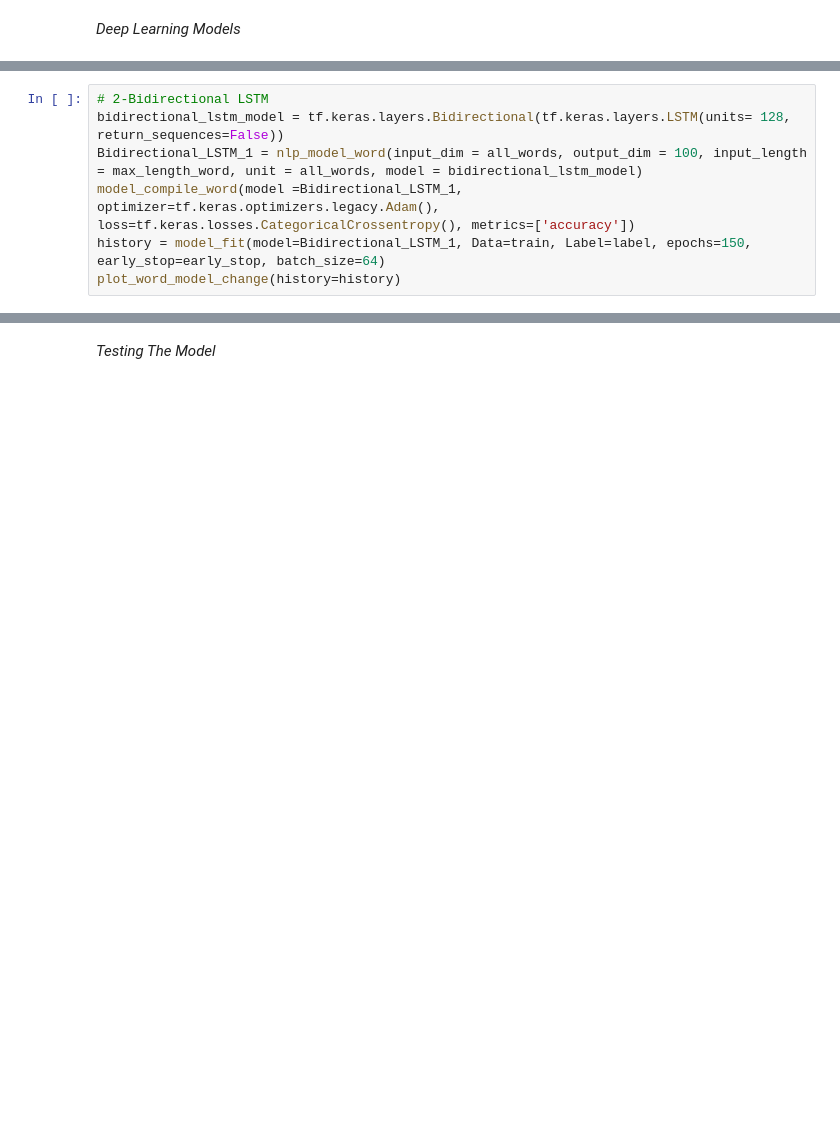
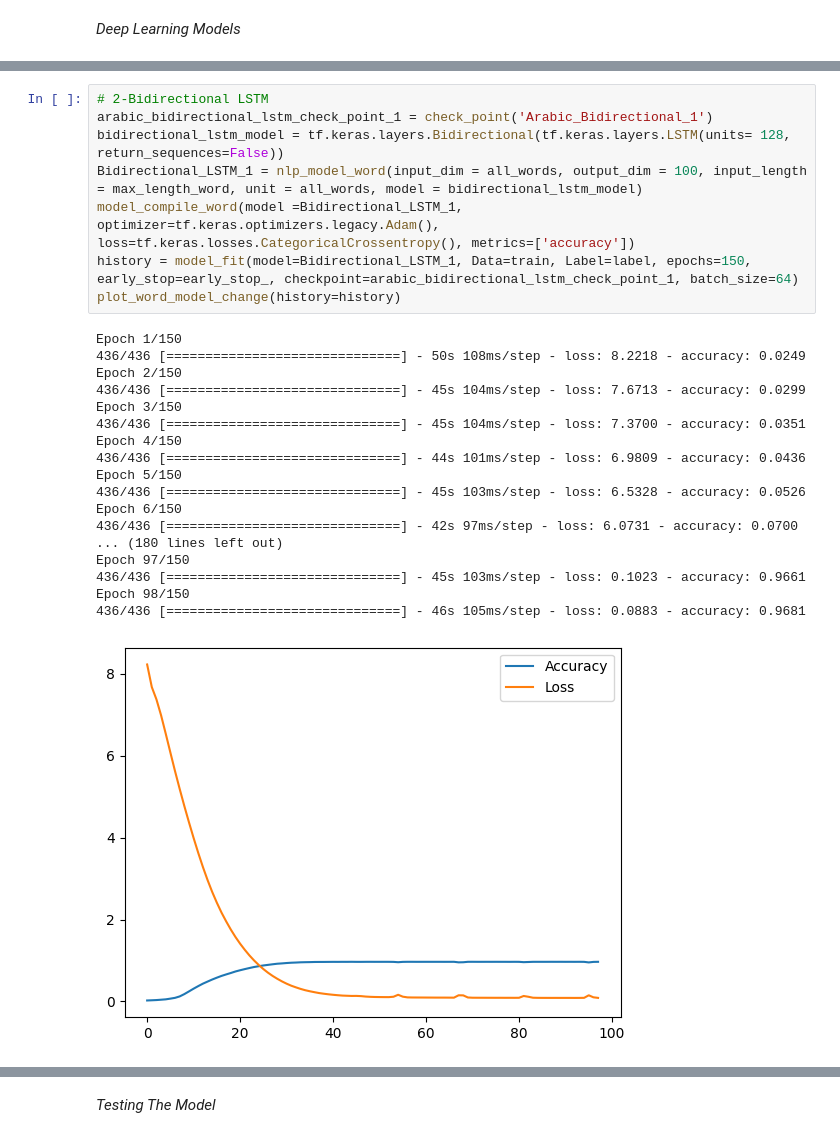
Before and after one commit to Osama-Anmar/Generating-Text, a Jupyter notebook: Arabic-Text-Generation/Generating Arabic Text.ipynb, the cells around one changed output, grey strips where cells are left out. Drawn from its saved outputs; the diff is of its cells as text; blank space fills up the shorter version.

```diff
--- a/Arabic-Text-Generation/Generating Arabic Text.ipynb
+++ b/Arabic-Text-Generation/Generating Arabic Text.ipynb
@@ -80,9 +102,29 @@ plot_word_model_change(history=history)
 # %%
 # 2-Bidirectional LSTM
+arabic_bidirectional_lstm_check_point_1 = check_point('Arabic_Bidirectional_1')
 bidirectional_lstm_model = tf.keras.layers.Bidirectional(tf.keras.layers.LSTM(units= 128, return_sequences=False))
 Bidirectional_LSTM_1 = nlp_model_word(input_dim = all_words, output_dim = 100, input_length = max_length_word, unit = all_words, model = bidirectional_lstm_model)
 model_compile_word(model =Bidirectional_LSTM_1, optimizer=tf.keras.optimizers.legacy.Adam(), loss=tf.keras.losses.CategoricalCrossentropy(), metrics=['accuracy'])
-history = model_fit(model=Bidirectional_LSTM_1, Data=train, Label=label, epochs=150, early_stop=early_stop, batch_size=64)
+history = model_fit(model=Bidirectional_LSTM_1, Data=train, Label=label, epochs=150, early_stop=early_stop_, checkpoint=arabic_bidirectional_lstm_check_point_1, batch_size=64)
 plot_word_model_change(history=history)
+# %% [output]
+Epoch 1/150
+436/436 [==============================] - 50s 108ms/step - loss: 8.2218 - accuracy: 0.0249
+Epoch 2/150
+436/436 [==============================] - 45s 104ms/step - loss: 7.6713 - accuracy: 0.0299
+Epoch 3/150
+436/436 [==============================] - 45s 104ms/step - loss: 7.3700 - accuracy: 0.0351
+Epoch 4/150
+436/436 [==============================] - 44s 101ms/step - loss: 6.9809 - accuracy: 0.0436
+Epoch 5/150
+436/436 [==============================] - 45s 103ms/step - loss: 6.5328 - accuracy: 0.0526
+Epoch 6/150
+436/436 [==============================] - 42s 97ms/step - loss: 6.0731 - accuracy: 0.0700
+... (180 lines left out)
+Epoch 97/150
+436/436 [==============================] - 45s 103ms/step - loss: 0.1023 - accuracy: 0.9661
+Epoch 98/150
+436/436 [==============================] - 46s 105ms/step - loss: 0.0883 - accuracy: 0.9681
+[figure, added]
 # %%
 # 3-GRU
```
Also changed, not shown: parts of 31 cells of this notebook.
